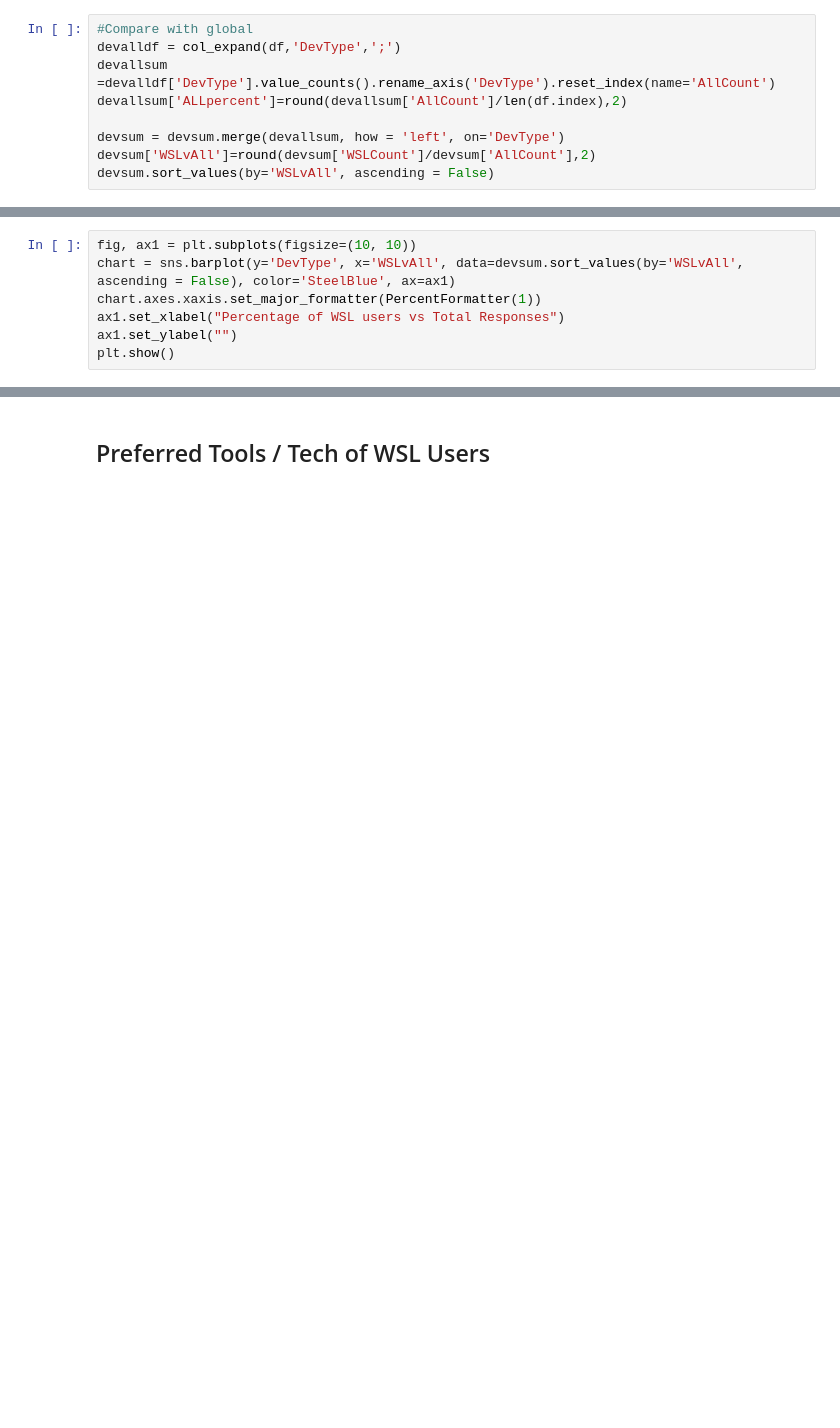
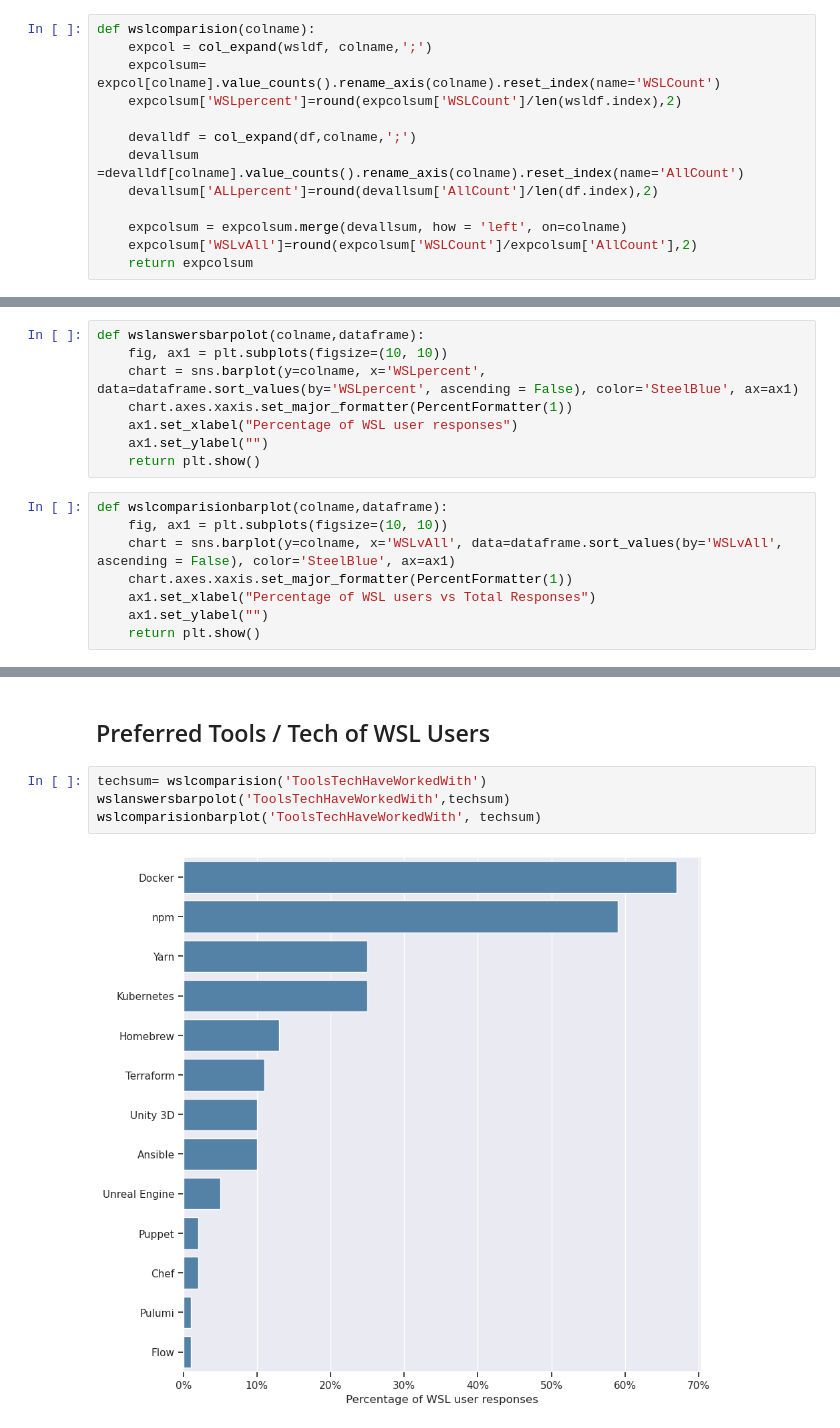
Before and after one commit to local-optimum/stackoverflow-ws-insights, a Jupyter notebook: SO22_WSL.ipynb, the cells around one changed output, grey strips where cells are left out. Cells and saved outputs as stored; diff of their text form; blank space fills up the shorter version.

```diff
--- a/SO22_WSL.ipynb
+++ b/SO22_WSL.ipynb
@@ -63,9 +58,13 @@ devsum['WSLpercent']=round(devsum['WSLCount']/len(wsldf.index),2)
 # %%
-#Compare with global
-devalldf = col_expand(df,'DevType',';')
-devallsum =devalldf['DevType'].value_counts().rename_axis('DevType').reset_index(name='AllCount')
-devallsum['ALLpercent']=round(devallsum['AllCount']/len(df.index),2)
+def wslcomparision(colname):
+    expcol = col_expand(wsldf, colname,';')
+    expcolsum= expcol[colname].value_counts().rename_axis(colname).reset_index(name='WSLCount')
+    expcolsum['WSLpercent']=round(expcolsum['WSLCount']/len(wsldf.index),2)
 
-devsum = devsum.merge(devallsum, how = 'left', on='DevType')
-devsum['WSLvAll']=round(devsum['WSLCount']/devsum['AllCount'],2)
-devsum.sort_values(by='WSLvAll', ascending = False)
+    devalldf = col_expand(df,colname,';')
+    devallsum =devalldf[colname].value_counts().rename_axis(colname).reset_index(name='AllCount')
+    devallsum['ALLpercent']=round(devallsum['AllCount']/len(df.index),2)
+
+    expcolsum = expcolsum.merge(devallsum, how = 'left', on=colname)
+    expcolsum['WSLvAll']=round(expcolsum['WSLCount']/expcolsum['AllCount'],2)
+    return expcolsum
@@ -90,7 +71,16 @@ devsum.sort_values(by='WSLvAll', ascending = False)
+# %%
+def wslanswersbarpolot(colname,dataframe):
+    fig, ax1 = plt.subplots(figsize=(10, 10))
+    chart = sns.barplot(y=colname, x='WSLpercent', data=dataframe.sort_values(by='WSLpercent', ascending = False), color='SteelBlue', ax=ax1)
+    chart.axes.xaxis.set_major_formatter(PercentFormatter(1))
+    ax1.set_xlabel("Percentage of WSL user responses")
+    ax1.set_ylabel("")
+    return plt.show()
 # %%
-fig, ax1 = plt.subplots(figsize=(10, 10))
-chart = sns.barplot(y='DevType', x='WSLvAll', data=devsum.sort_values(by='WSLvAll', ascending = False), color='SteelBlue', ax=ax1)
-chart.axes.xaxis.set_major_formatter(PercentFormatter(1))
-ax1.set_xlabel("Percentage of WSL users vs Total Responses")
-ax1.set_ylabel("")
-plt.show()
+def wslcomparisionbarplot(colname,dataframe):
+    fig, ax1 = plt.subplots(figsize=(10, 10))
+    chart = sns.barplot(y=colname, x='WSLvAll', data=dataframe.sort_values(by='WSLvAll', ascending = False), color='SteelBlue', ax=ax1)
+    chart.axes.xaxis.set_major_formatter(PercentFormatter(1))
+    ax1.set_xlabel("Percentage of WSL users vs Total Responses")
+    ax1.set_ylabel("")
+    return plt.show()
@@ -108,2 +94,8 @@ plt.show()
 # %% [markdown]
 ## Preferred Tools / Tech of WSL Users
+# %%
+techsum= wslcomparision('ToolsTechHaveWorkedWith')
+wslanswersbarpolot('ToolsTechHaveWorkedWith',techsum)
+wslcomparisionbarplot('ToolsTechHaveWorkedWith', techsum)
+# %% [output]
+[figure, added]
```
Also changed, not shown: parts of 8 cells of this notebook.
